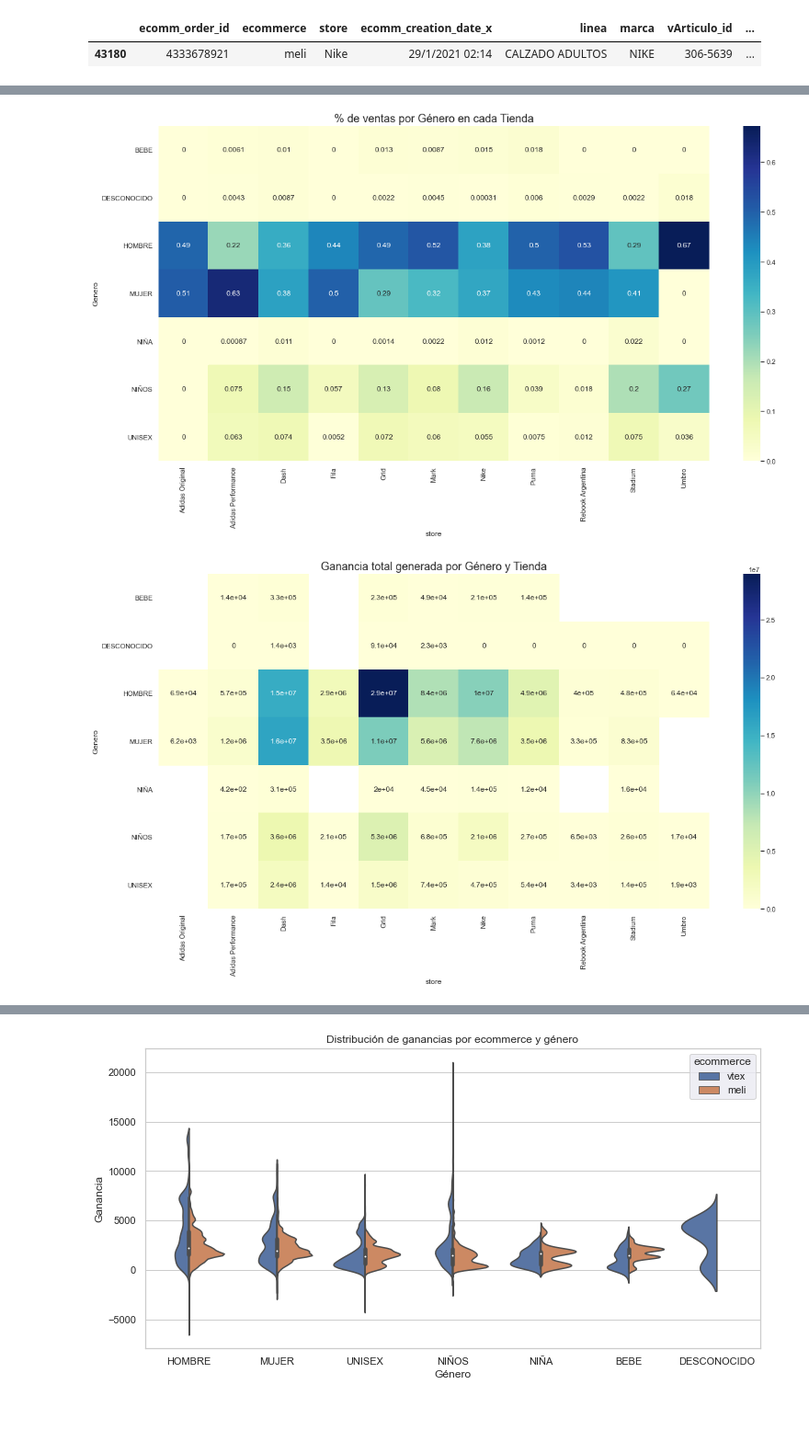
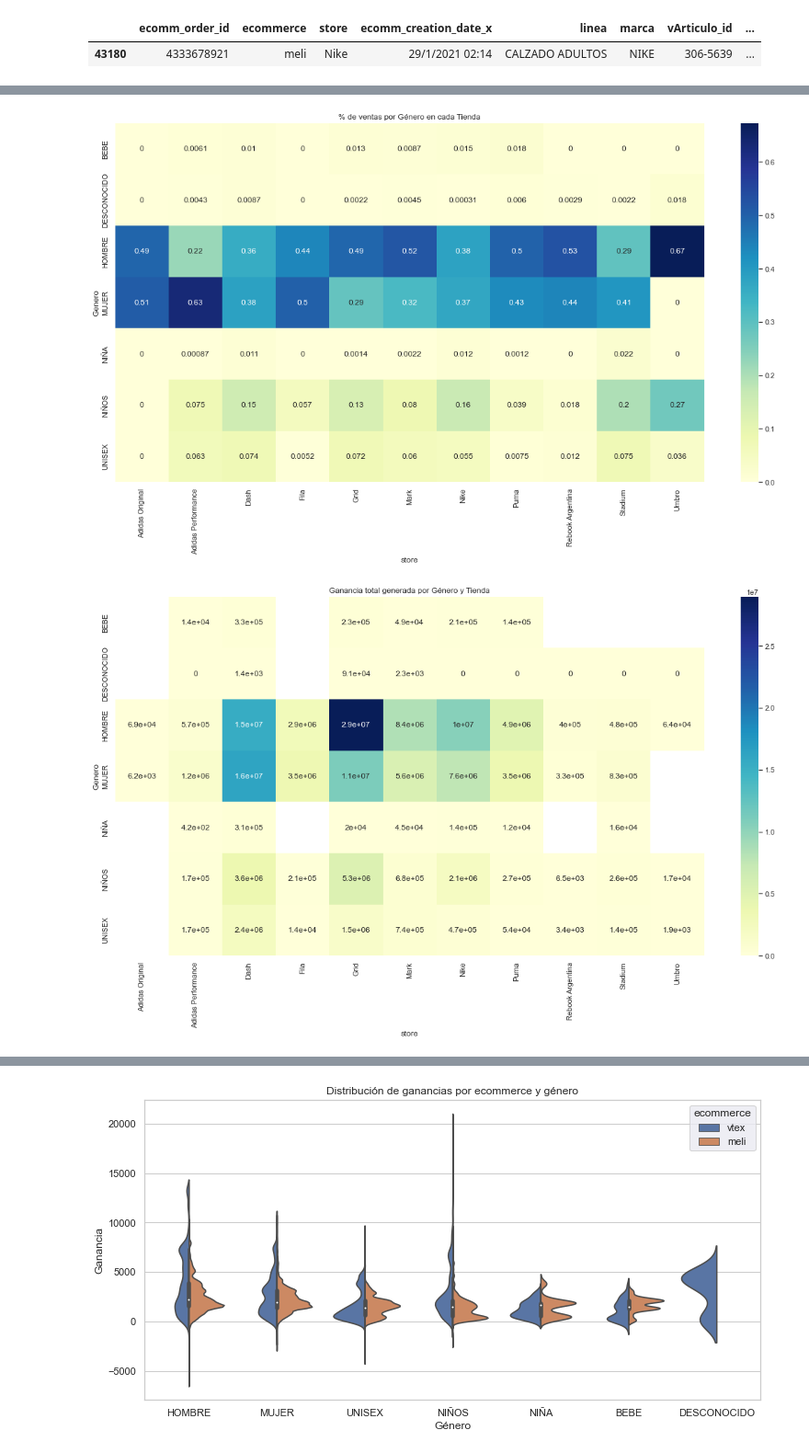
Before and after one commit to eliasguillermo/ds-ecommerce, a Jupyter notebook: Notebook/ecommerce.ipynb, the cells around one changed output, grey strips where cells are left out. Shown at 92% size. Drawn from its saved outputs; the diff is of its cells as text; code cells hidden in the pictures; blank space fills up the shorter version.

```diff
--- a/Notebook/ecommerce.ipynb
+++ b/Notebook/ecommerce.ipynb
@@ -409,7 +338,5 @@ for i in cat_columns:
     plt.title(i,fontsize=16)
     plt.rcParams['figure.facecolor'] = 'White'
     sns.countplot(y=df[i])
-    plt.xlabel('Count',fontsize=16)
-    plt.ylabel(i,fontsize=16)
     plt.show()
 # %% [output]
@@ -562,16 +487,16 @@ pd.crosstab(df.Genero, df.store, normalize='columns')
 # %%
 plt.figure(figsize=(20,10))
 sns.heatmap(pd.crosstab(df.Genero, df.store, normalize='columns'),
             cmap="YlGnBu", annot=True)
-plt.title('% de ventas por Género en cada Tienda',fontsize=18)
+plt.title('% de ventas por Género en cada Tienda')
 plt.show()
 # %% [output]
-[figure, old version]
+[figure, new version]
 # %%
 plt.figure(figsize=(20,10))
 sns.heatmap(pd.crosstab(df.Genero, df.store, values=df.ganancia, aggfunc='sum').round(0),cmap="YlGnBu", annot=True)
-plt.title('Ganancia total generada por Género y Tienda',fontsize=18)
+plt.title('Ganancia total generada por Género y Tienda')
 plt.show()
 # %% [output]
-[figure, old version]
+[figure, new version]
 # %% [markdown]
```
Also changed, not shown: parts of 127 cells of this notebook, 1 other file.
